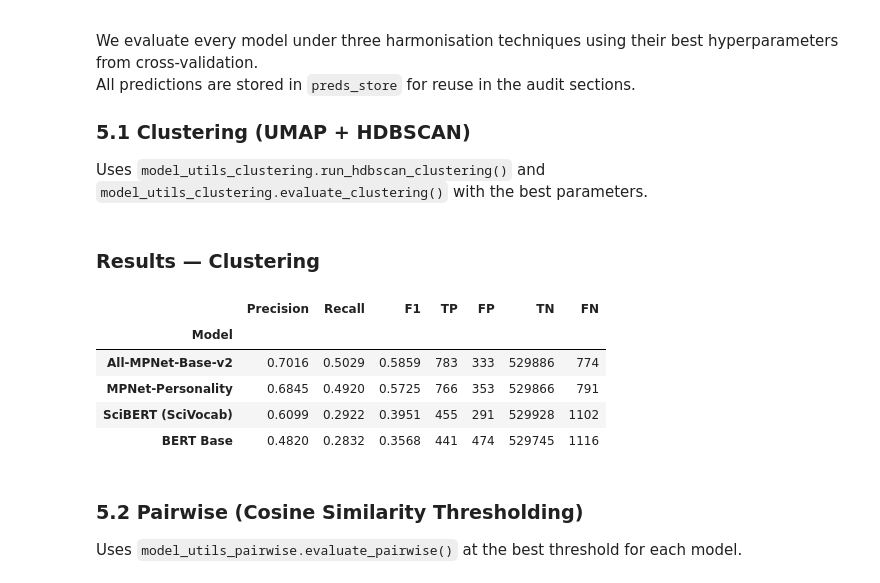
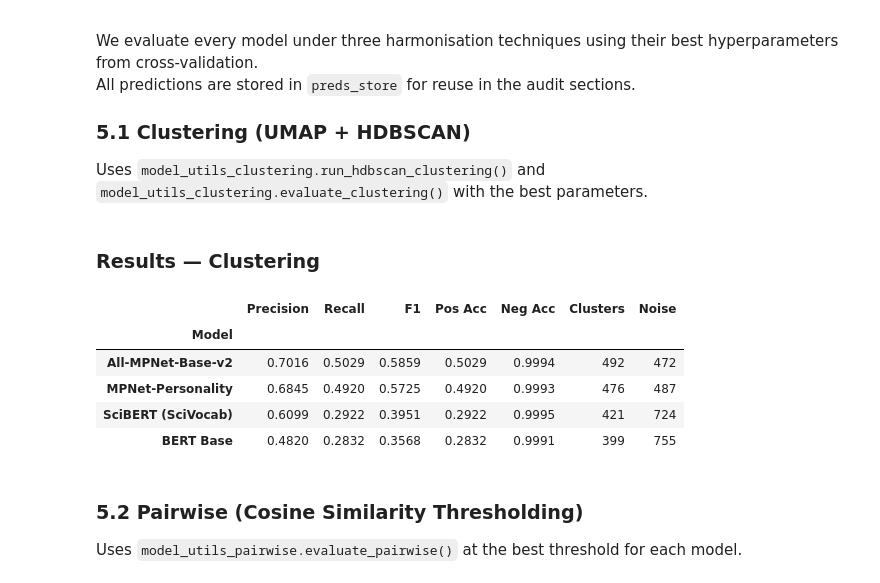
Before and after one commit to rasoulnorouzi/Social_Science_Construct_Harmonization, a Jupyter notebook: analysis/elsst_audit_analysis.ipynb, the cells around one changed output. Cells and saved outputs as stored; diff of their text form; code cells hidden in the pictures.

```diff
--- a/analysis/elsst_audit_analysis.ipynb
+++ b/analysis/elsst_audit_analysis.ipynb
@@ -231,8 +239,8 @@ All subsequent technique evaluations and audits reuse these cached embeddings.
 embedding_cache = {}
 
 for model_name in MODELS_TO_EVAL:
-    model_cfg = MODELS[model_name]
-    model_type = model_cfg.get("type", TYPE_SENTENCE)
+    model_cfg = config.MODELS[model_name]
+    model_type = model_cfg.get("type", config.TYPE_SENTENCE)
     display_name = model_cfg.get("display_name", model_name)
 
     print(f"\n{'─' * 60}")
@@ -244,7 +252,7 @@ for model_name in MODELS_TO_EVAL:
         print(f"  ✗ FAILED — skipping")
         continue
 
-    embedding_cache[model_name] = shared.build_embeddings(model, unique_terms, batch_size=BATCH_SIZE)
+    embedding_cache[model_name] = shared.build_embeddings(model, unique_terms, batch_size=config.BATCH_SIZE)
     print(f"  ✓ Embeddings cached — shape {embedding_cache[model_name]['norm_np'].shape}")
 
     # Free model from GPU memory
@@ -311,49 +319,54 @@ for model_name in MODELS_TO_EVAL:
     emb = embedding_cache[model_name]
     params = BEST_CLUSTERING_PARAMS[model_name]
 
-    # Dimensionality reduction (skip if n_components >= native dim)
+    # Dimensionality reduction via muc.reduce_embeddings_with_umap()
     n_comp = params.get("n_components")
     if n_comp is None or n_comp >= emb["norm_np"].shape[1]:
         reduced = emb["norm_np"]
     else:
         reduced, _ = muc.reduce_embeddings_with_umap(
-            emb["norm_np"], n_components=n_comp, random_state=SEED
+            emb["norm_np"], n_components=n_comp, random_state=config.SEED
         )
 
-    # Cluster
+    # Cluster via muc.run_hdbscan_clustering()
     cluster_labels = muc.run_hdbscan_clustering(
         reduced,
         min_cluster_size=params["min_cluster_size"],
         min_samples=params["min_samples"],
     )
 
-    # Predict from cluster labels
+    # Evaluate via muc.evaluate_clustering() — returns sklearn metrics + cluster stats
+    p, r, f1, pos_acc, neg_acc, n_clusters, n_noise = muc.evaluate_clustering(
+        cluster_labels, full_df, np.array(unique_terms)
+    )
+
+    # Also extract raw predictions for audit reuse
     l1 = cluster_labels[idx1]
     l2 = cluster_labels[idx2]
     preds = ((l1 != -1) & (l1 == l2)).astype(int)
 
-    p, r, f1, tp, fp, tn, fn = shared.compute_metrics(labels, preds)
     clustering_rows.append({
-        "Model": MODELS[model_name]["display_name"],
+        "Model": config.MODELS[model_name]["display_name"],
         "Precision": f"{p:.4f}", "Recall": f"{r:.4f}", "F1": f"{f1:.4f}",
-        "TP": tp, "FP": fp, "TN": tn, "FN": fn,
+        "Pos Acc": f"{pos_acc:.4f}", "Neg Acc": f"{neg_acc:.4f}",
+        "Clusters": n_clusters, "Noise": n_noise,
     })
 
     preds_store["clustering"][model_name] = {
         "preds": preds, "cluster_labels": cluster_labels,
         "idx1": idx1, "idx2": idx2,
     }
 
 display(Markdown("### Results — Clustering"))
 display(pd.DataFrame(clustering_rows).set_index("Model"))
 # %% [output]
 ### Results — Clustering
-|  | Precision | Recall | F1 | TP | FP | TN | FN |
+|  | Precision | Recall | F1 | Pos Acc | Neg Acc | Clusters | Noise |
 | Model |  |  |  |  |  |  |  |
-| All-MPNet-Base-v2 | 0.7016 | 0.5029 | 0.5859 | 783 | 333 | 529886 | 774 |
-| MPNet-Personality | 0.6845 | 0.4920 | 0.5725 | 766 | 353 | 529866 | 791 |
-| SciBERT (SciVocab) | 0.6099 | 0.2922 | 0.3951 | 455 | 291 | 529928 | 1102 |
-| BERT Base | 0.4820 | 0.2832 | 0.3568 | 441 | 474 | 529745 | 1116 |
+| All-MPNet-Base-v2 | 0.7016 | 0.5029 | 0.5859 | 0.5029 | 0.9994 | 492 | 472 |
+| MPNet-Personality | 0.6845 | 0.4920 | 0.5725 | 0.4920 | 0.9993 | 476 | 487 |
+| SciBERT (SciVocab) | 0.6099 | 0.2922 | 0.3951 | 0.2922 | 0.9995 | 421 | 724 |
+| BERT Base | 0.4820 | 0.2832 | 0.3568 | 0.2832 | 0.9991 | 399 | 755 |
 # %% [markdown]
 ### 5.2 Pairwise (Cosine Similarity Thresholding)
 
```
Also changed, not shown: parts of 19 cells of this notebook, 4 other files.
